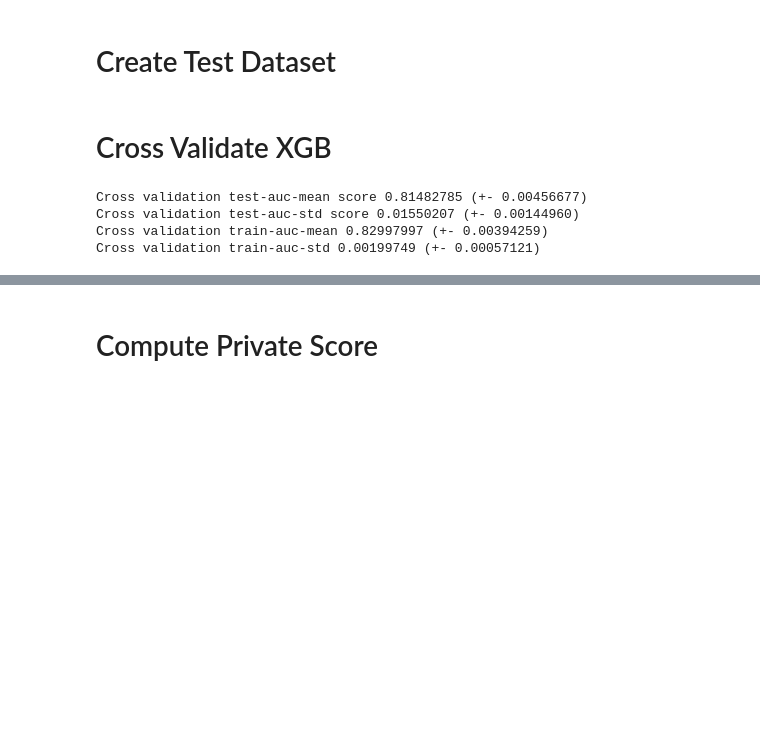
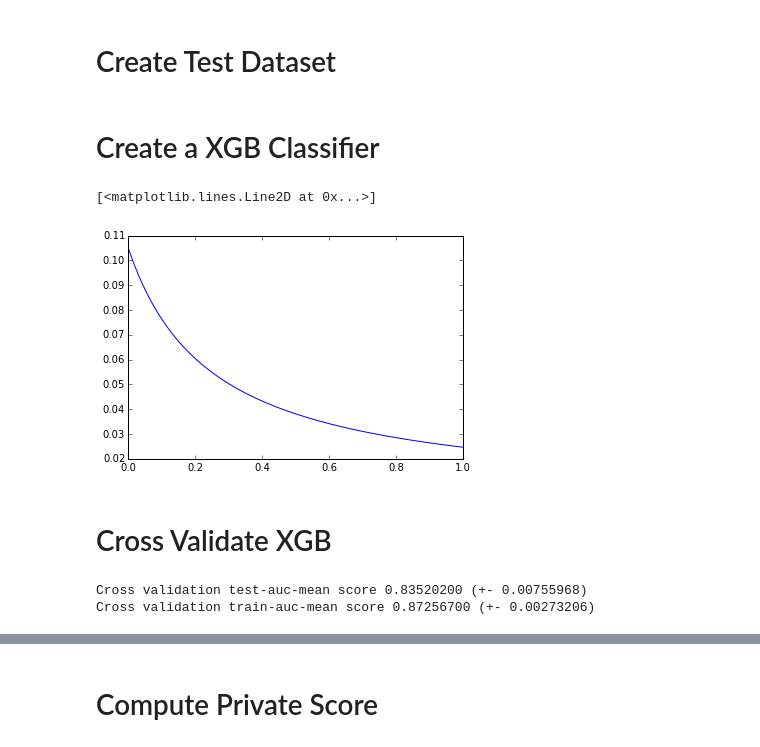
Before and after one commit to geoHeil/santander-customer-satisfaction, a Jupyter notebook: Python/Chris/03_XGB.ipynb, the cells around one changed output, grey strips where cells are left out. Drawn from its saved outputs; the diff is of its cells as text; code cells hidden in the pictures; blank space fills up the shorter version.

Commit message:
Tuned XGBoost

```diff
--- a/Python/Chris/03_XGB.ipynb
+++ b/Python/Chris/03_XGB.ipynb
@@ -285,3 +288,14 @@ sss = StratifiedShuffleSplit(y, random_state=2, n_iter=30, test_size=0.15)
 for train_index, test_index in sss:
     X_train, X_test = X.iloc[train_index], X.iloc[test_index]
     y_train, y_test = y[train_index], y[test_index]
+# %% [markdown]
+# Create a XGB Classifier
+# %%
+# Learning Rate
+learning_rate = lambda _steps: 0.01 / np.log1p(np.linspace(0.1, 0.5, _steps))
+steps = 100
+fig = plt.figure()
+plt.plot(np.linspace(0, 1, steps), learning_rate(steps))
+# %% [output]
+[<matplotlib.lines.Line2D at 0x...>]
+[figure, added]
@@ -308,24 +334,20 @@ clf = xgb.XGBClassifier(**params)
 from sklearn.metrics import make_scorer
 from sklearn.metrics import roc_auc_score
 
-num_round = 4
-seed = 42
+nrounds = params['n_estimators']
+folds = skutils.folds(y_train, n_folds=4, stratified=True, random_state=params['seed'])
 
-# Needs latest XGBoost
+# Needs latest XGBoost from chaosmail
+# https://github.com/chaosmail/xgboost
 # https://github.com/dmlc/xgboost/blob/master/doc/build.md
-scores = xgb.cv(params, xgb.DMatrix(X_train, y_train), num_round,  metrics={'auc'},
-       folds=skutils.folds(y_train, n_folds=10, stratified=True, random_state=seed), seed=seed)
+scores = xgb.cv(params, xgb.DMatrix(X_train, y_train), nrounds, metrics=['auc'], maximize=True,
+                early_stopping_rounds=fit_params['early_stopping_rounds'], folds=folds)
 
 print("Cross validation test-auc-mean score %.8f (+- %.8f)"
-      % (scores['test-auc-mean'].mean(), scores['test-auc-mean'].std()))
-print("Cross validation test-auc-std score %.8f (+- %.8f)"
-      % (scores['test-auc-std'].mean(), scores['test-auc-std'].std()))
-print("Cross validation train-auc-mean %.8f (+- %.8f)"
-      % (scores['train-auc-mean'].mean(), scores['train-auc-mean'].std()))
-print("Cross validation train-auc-std %.8f (+- %.8f)"
-      % (scores['train-auc-std'].mean(), scores['train-auc-std'].std()))
+      % (scores['test-auc-mean'].ix[len(scores) - 1], scores['test-auc-std'].ix[len(scores) - 1]))
+
+print("Cross validation train-auc-mean score %.8f (+- %.8f)"
+      % (scores['train-auc-mean'].ix[len(scores) - 1], scores['train-auc-std'].ix[len(scores) - 1]))
 # %% [output]
-Cross validation test-auc-mean score 0.81482785 (+- 0.00456677)
-Cross validation test-auc-std score 0.01550207 (+- 0.00144960)
-Cross validation train-auc-mean 0.82997997 (+- 0.00394259)
-Cross validation train-auc-std 0.00199749 (+- 0.00057121)
+Cross validation test-auc-mean score 0.83520200 (+- 0.00755968)
+Cross validation train-auc-mean score 0.87256700 (+- 0.00273206)
```
Also changed, not shown: parts of 8 cells of this notebook.
